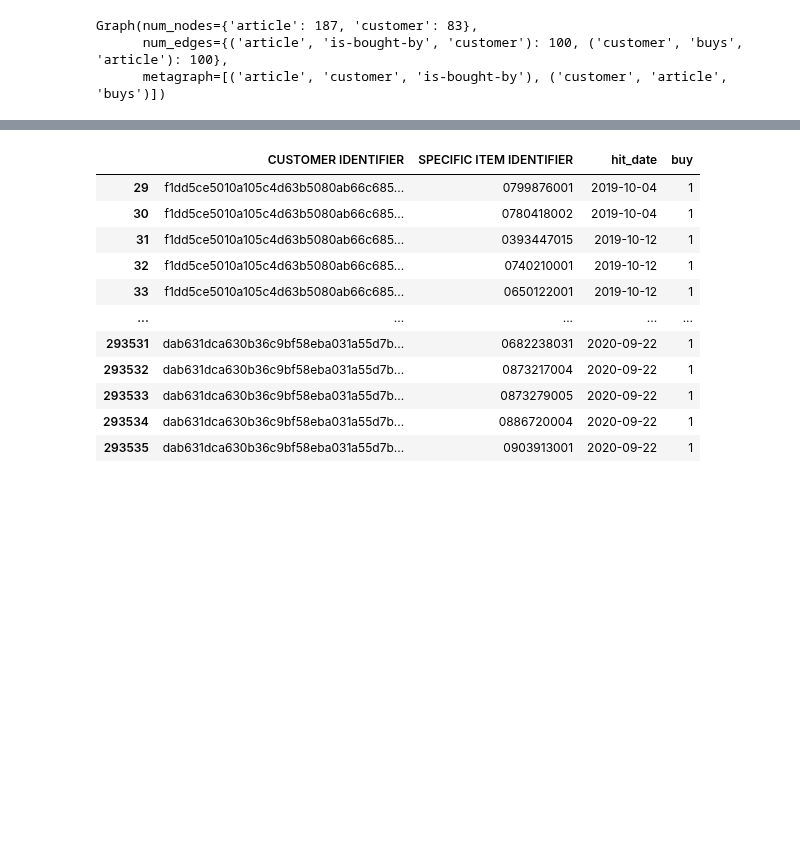
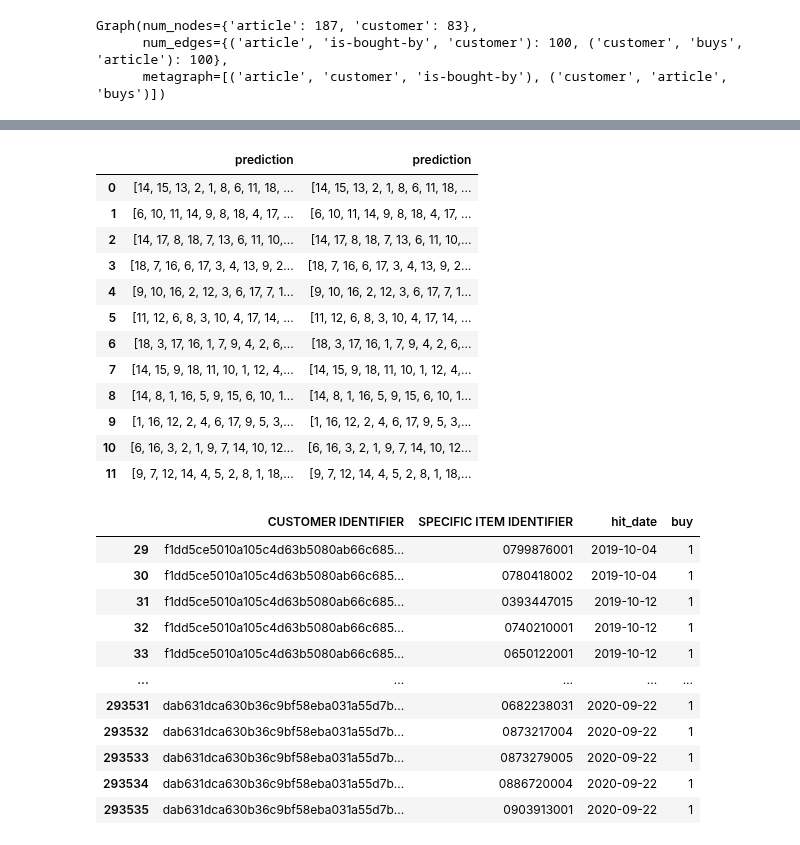
Before and after one commit to treb93/pyhm, a Jupyter notebook: prepare_gnn_data.ipynb, the cells around one changed output, grey strips where cells are left out. Drawn from its saved outputs; the diff is of its cells as text; code cells hidden in the pictures; blank space fills up the shorter version.

```diff
--- a/prepare_gnn_data.ipynb
+++ b/prepare_gnn_data.ipynb
@@ -179,0 +182,24 @@ print(blocks)
+# %%
+import torch as th
+
+customers_index = th.tensor([11, 10, 9, 8, 7, 6, 5, 4, 3, 2, 1, 0])
+articles_index = th.tensor([18, 17, 16, 15, 14, 13, 12, 11, 10, 9, 8, 7, 6, 5, 4, 3, 2, 1])
+
+customers = th.randn((12, 32))
+articles = th.randn((18, 32))
+cos = th.nn.CosineSimilarity(dim=1, eps=1e-6)
+
+
+output = cos(
+    customers.reshape(-1, 32, 1),
+    articles.reshape(1, 32, -1)
+)
+sorted = th.argsort(output, dim = 1, descending = True)
+sorted = sorted[:, 0:12]
+
+print(sorted)
+print(articles_index[sorted[:]])
+
+reindexed = articles_index[sorted[:]]
+
+reindexed[customers_index]
@@ -180,3 +236,20 @@ print(blocks)
+# %%
+df = pd.Series(reindexed[customers_index].tolist()).rename('prediction')
+pd.concat([df, df], axis = 1)
+# %% [output]
+|  | prediction | prediction |
+| 0 | [14, 15, 13, 2, 1, 8, 6, 11, 18, ... | [14, 15, 13, 2, 1, 8, 6, 11, 18, ... |
+| 1 | [6, 10, 11, 14, 9, 8, 18, 4, 17, ... | [6, 10, 11, 14, 9, 8, 18, 4, 17, ... |
+| 2 | [14, 17, 8, 18, 7, 13, 6, 11, 10,... | [14, 17, 8, 18, 7, 13, 6, 11, 10,... |
+| 3 | [18, 7, 16, 6, 17, 3, 4, 13, 9, 2... | [18, 7, 16, 6, 17, 3, 4, 13, 9, 2... |
+| 4 | [9, 10, 16, 2, 12, 3, 6, 17, 7, 1... | [9, 10, 16, 2, 12, 3, 6, 17, 7, 1... |
+| 5 | [11, 12, 6, 8, 3, 10, 4, 17, 14, ... | [11, 12, 6, 8, 3, 10, 4, 17, 14, ... |
+| 6 | [18, 3, 17, 16, 1, 7, 9, 4, 2, 6,... | [18, 3, 17, 16, 1, 7, 9, 4, 2, 6,... |
+| 7 | [14, 15, 9, 18, 11, 10, 1, 12, 4,... | [14, 15, 9, 18, 11, 10, 1, 12, 4,... |
+| 8 | [14, 8, 1, 16, 5, 9, 15, 6, 10, 1... | [14, 8, 1, 16, 5, 9, 15, 6, 10, 1... |
+| 9 | [1, 16, 12, 2, 4, 6, 17, 9, 5, 3,... | [1, 16, 12, 2, 4, 6, 17, 9, 5, 3,... |
+| 10 | [6, 16, 3, 2, 1, 9, 7, 14, 10, 12... | [6, 16, 3, 2, 1, 9, 7, 14, 10, 12... |
+| 11 | [9, 7, 12, 14, 4, 5, 2, 8, 1, 18,... | [9, 7, 12, 14, 4, 5, 2, 8, 1, 18,... |
 # %%
 transactions = transactions[['customer_id', 'article_id', 't_dat']]
 transactions.rename({
```
Also changed, not shown: parts of 4 cells of this notebook, 15 other files.
